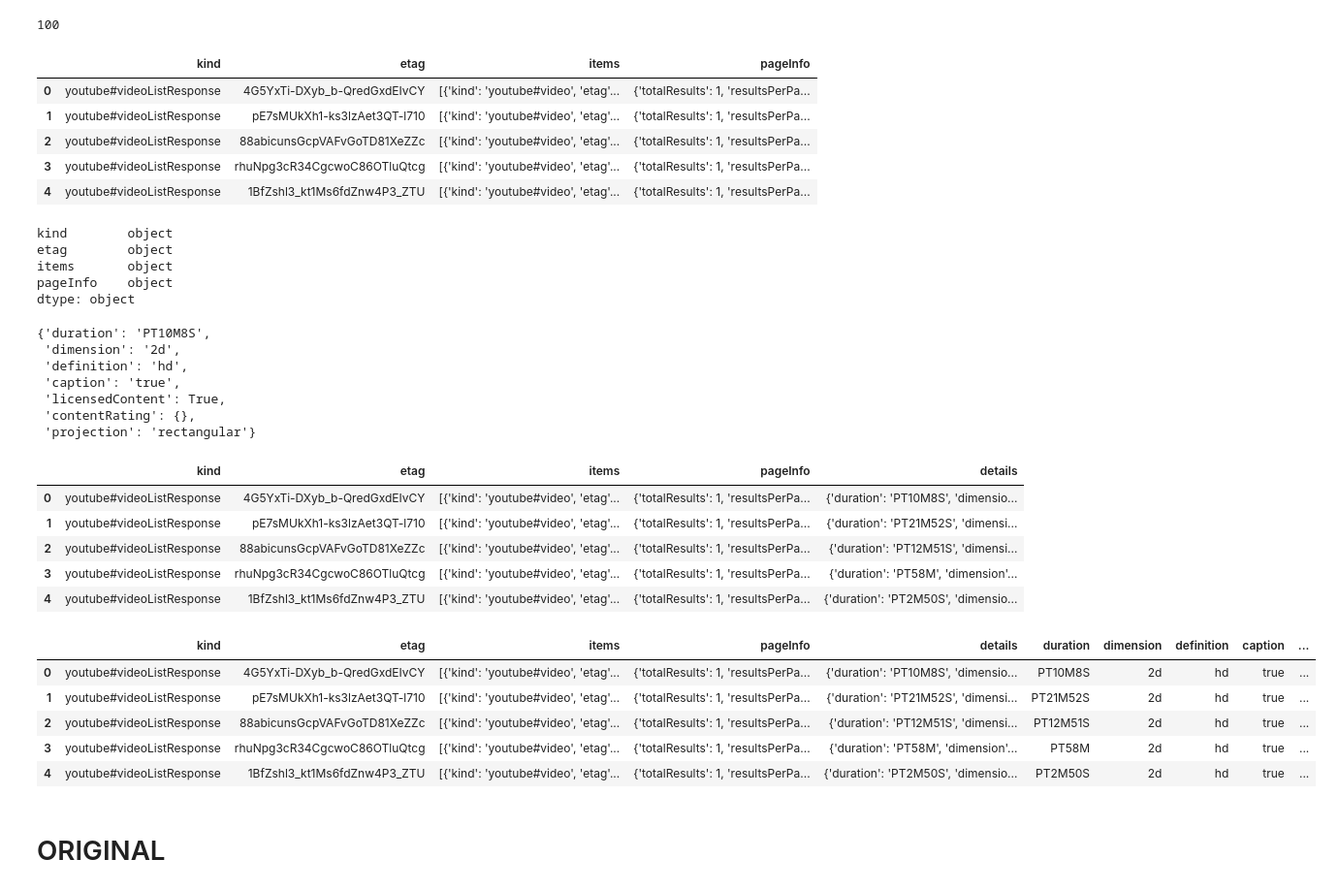
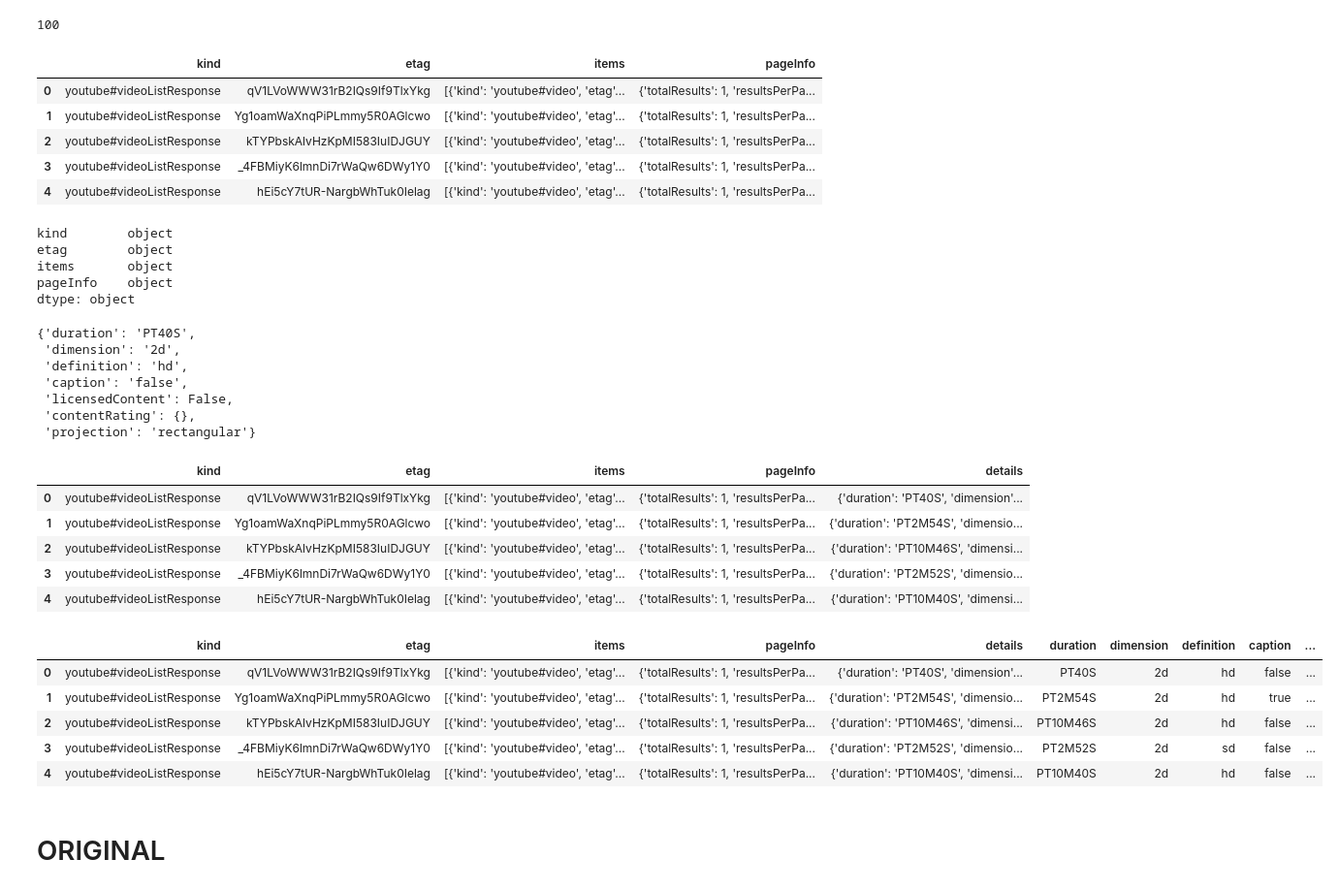
Before and after one commit to annassanchez/apuntes-clases, a Jupyter notebook: semana-8/8.2-API's - annassanchez.ipynb, the cells around one changed output. Shown at 97% size. Saved outputs shown, nothing was run; the diff lists cells and outputs as text; code cells hidden in the pictures.

```diff
--- a/semana-8/8.2-API's - annassanchez.ipynb
+++ b/semana-8/8.2-API's - annassanchez.ipynb
@@ -242,7 +242,7 @@ df_copia.head()
 ## voy a llamar a la api
 def resquest_youtube(num_id):
     ## me meto el token dentro para que no de problemas
-    token = os.getenv("token")
+    token = os.getenv("yt-clave")
 
     params = {"part":"contentDetails", ## esto es de la api, hay que ponerlo siempre
            "id": num_id, ## el video del que extraigo info
@@ -264,11 +264,11 @@ df_res = pd.DataFrame(resultado)
 df_res.head() ## tengo un producto limpio sobre el que trabajar
 # %% [output]
 |  | kind | etag | items | pageInfo |
-| 0 | youtube#videoListResponse | 4G5YxTi-DXyb_b-QredGxdEIvCY | [{'kind': 'youtube#video', 'etag'... | {'totalResults': 1, 'resultsPerPa... |
-| 1 | youtube#videoListResponse | pE7sMUkXh1-ks3lzAet3QT-l710 | [{'kind': 'youtube#video', 'etag'... | {'totalResults': 1, 'resultsPerPa... |
-| 2 | youtube#videoListResponse | 88abicunsGcpVAFvGoTD81XeZZc | [{'kind': 'youtube#video', 'etag'... | {'totalResults': 1, 'resultsPerPa... |
-| 3 | youtube#videoListResponse | rhuNpg3cR34CgcwoC86OTluQtcg | [{'kind': 'youtube#video', 'etag'... | {'totalResults': 1, 'resultsPerPa... |
-| 4 | youtube#videoListResponse | 1BfZshl3_kt1Ms6fdZnw4P3_ZTU | [{'kind': 'youtube#video', 'etag'... | {'totalResults': 1, 'resultsPerPa... |
+| 0 | youtube#videoListResponse | qV1LVoWWW31rB2IQs9If9TlxYkg | [{'kind': 'youtube#video', 'etag'... | {'totalResults': 1, 'resultsPerPa... |
+| 1 | youtube#videoListResponse | Yg1oamWaXnqPiPLmmy5R0AGlcwo | [{'kind': 'youtube#video', 'etag'... | {'totalResults': 1, 'resultsPerPa... |
+| 2 | youtube#videoListResponse | kTYPbskAlvHzKpMI583IuIDJGUY | [{'kind': 'youtube#video', 'etag'... | {'totalResults': 1, 'resultsPerPa... |
+| 3 | youtube#videoListResponse | _4FBMiyK6lmnDi7rWaQw6DWy1Y0 | [{'kind': 'youtube#video', 'etag'... | {'totalResults': 1, 'resultsPerPa... |
+| 4 | youtube#videoListResponse | hEi5cY7tUR-NargbWhTuk0Ielag | [{'kind': 'youtube#video', 'etag'... | {'totalResults': 1, 'resultsPerPa... |
 # %%
 df_res.dtypes
 ## esto es falaz, porque mi items es un diccionario y es el que tiene toda la información
@@ -281,11 +281,11 @@ dtype: object
 # %%
 resultado[0]['items'][0]['contentDetails']
 # %% [output]
-{'duration': 'PT10M8S',
+{'duration': 'PT40S',
  'dimension': '2d',
  'definition': 'hd',
- 'caption': 'true',
- 'licensedContent': True,
+ 'caption': 'false',
+ 'licensedContent': False,
  'contentRating': {},
  'projection': 'rectangular'}
 # %%
@@ -299,22 +299,22 @@ df_res['details'] = df_res['items'].apply(limpiar_items)
 df_res.head()
 # %% [output]
 |  | kind | etag | items | pageInfo | details |
-| 0 | youtube#videoListResponse | 4G5YxTi-DXyb_b-QredGxdEIvCY | [{'kind': 'youtube#video', 'etag'... | {'totalResults': 1, 'resultsPerPa... | {'duration': 'PT10M8S', 'dimensio... |
-| 1 | youtube#videoListResponse | pE7sMUkXh1-ks3lzAet3QT-l710 | [{'kind': 'youtube#video', 'etag'... | {'totalResults': 1, 'resultsPerPa... | {'duration': 'PT21M52S', 'dimensi... |
-| 2 | youtube#videoListResponse | 88abicunsGcpVAFvGoTD81XeZZc | [{'kind': 'youtube#video', 'etag'... | {'totalResults': 1, 'resultsPerPa... | {'duration': 'PT12M51S', 'dimensi... |
-| 3 | youtube#videoListResponse | rhuNpg3cR34CgcwoC86OTluQtcg | [{'kind': 'youtube#video', 'etag'... | {'totalResults': 1, 'resultsPerPa... | {'duration': 'PT58M', 'dimension'... |
-| 4 | youtube#videoListResponse | 1BfZshl3_kt1Ms6fdZnw4P3_ZTU | [{'kind': 'youtube#video', 'etag'... | {'totalResults': 1, 'resultsPerPa... | {'duration': 'PT2M50S', 'dimensio... |
+| 0 | youtube#videoListResponse | qV1LVoWWW31rB2IQs9If9TlxYkg | [{'kind': 'youtube#video', 'etag'... | {'totalResults': 1, 'resultsPerPa... | {'duration': 'PT40S', 'dimension'... |
+| 1 | youtube#videoListResponse | Yg1oamWaXnqPiPLmmy5R0AGlcwo | [{'kind': 'youtube#video', 'etag'... | {'totalResults': 1, 'resultsPerPa... | {'duration': 'PT2M54S', 'dimensio... |
+| 2 | youtube#videoListResponse | kTYPbskAlvHzKpMI583IuIDJGUY | [{'kind': 'youtube#video', 'etag'... | {'totalResults': 1, 'resultsPerPa... | {'duration': 'PT10M46S', 'dimensi... |
+| 3 | youtube#videoListResponse | _4FBMiyK6lmnDi7rWaQw6DWy1Y0 | [{'kind': 'youtube#video', 'etag'... | {'totalResults': 1, 'resultsPerPa... | {'duration': 'PT2M52S', 'dimensio... |
+| 4 | youtube#videoListResponse | hEi5cY7tUR-NargbWhTuk0Ielag | [{'kind': 'youtube#video', 'etag'... | {'totalResults': 1, 'resultsPerPa... | {'duration': 'PT10M40S', 'dimensi... |
 # %%
 ## puede convertir la columna en un dataframe independiente
-df_res[['duration', 'dimension',	'definition',	'caption',	'licensedContent',	'contentRating',	'projection'	, 'regionRestriction']] = df_res['details'].apply(pd.Series)
+df_res[['duration', 'dimension',	'definition',	'caption',	'licensedContent',	'contentRating',	'projection']] = df_res['details'].apply(pd.Series)
 df_res.head()
 # %% [output]
 |  | kind | etag | items | pageInfo | details | duration | dimension | definition | caption | ... |
-| 0 | youtube#videoListResponse | 4G5YxTi-DXyb_b-QredGxdEIvCY | [{'kind': 'youtube#video', 'etag'... | {'totalResults': 1, 'resultsPerPa... | {'duration': 'PT10M8S', 'dimensio... | PT10M8S | 2d | hd | true | ... |
-| 1 | youtube#videoListResponse | pE7sMUkXh1-ks3lzAet3QT-l710 | [{'kind': 'youtube#video', 'etag'... | {'totalResults': 1, 'resultsPerPa... | {'duration': 'PT21M52S', 'dimensi... | PT21M52S | 2d | hd | true | ... |
-| 2 | youtube#videoListResponse | 88abicunsGcpVAFvGoTD81XeZZc | [{'kind': 'youtube#video', 'etag'... | {'totalResults': 1, 'resultsPerPa... | {'duration': 'PT12M51S', 'dimensi... | PT12M51S | 2d | hd | true | ... |
-| 3 | youtube#videoListResponse | rhuNpg3cR34CgcwoC86OTluQtcg | [{'kind': 'youtube#video', 'etag'... | {'totalResults': 1, 'resultsPerPa... | {'duration': 'PT58M', 'dimension'... | PT58M | 2d | hd | true | ... |
-| 4 | youtube#videoListResponse | 1BfZshl3_kt1Ms6fdZnw4P3_ZTU | [{'kind': 'youtube#video', 'etag'... | {'totalResults': 1, 'resultsPerPa... | {'duration': 'PT2M50S', 'dimensio... | PT2M50S | 2d | hd | true | ... |
+| 0 | youtube#videoListResponse | qV1LVoWWW31rB2IQs9If9TlxYkg | [{'kind': 'youtube#video', 'etag'... | {'totalResults': 1, 'resultsPerPa... | {'duration': 'PT40S', 'dimension'... | PT40S | 2d | hd | false | ... |
+| 1 | youtube#videoListResponse | Yg1oamWaXnqPiPLmmy5R0AGlcwo | [{'kind': 'youtube#video', 'etag'... | {'totalResults': 1, 'resultsPerPa... | {'duration': 'PT2M54S', 'dimensio... | PT2M54S | 2d | hd | true | ... |
+| 2 | youtube#videoListResponse | kTYPbskAlvHzKpMI583IuIDJGUY | [{'kind': 'youtube#video', 'etag'... | {'totalResults': 1, 'resultsPerPa... | {'duration': 'PT10M46S', 'dimensi... | PT10M46S | 2d | hd | false | ... |
+| 3 | youtube#videoListResponse | _4FBMiyK6lmnDi7rWaQw6DWy1Y0 | [{'kind': 'youtube#video', 'etag'... | {'totalResults': 1, 'resultsPerPa... | {'duration': 'PT2M52S', 'dimensio... | PT2M52S | 2d | sd | false | ... |
+| 4 | youtube#videoListResponse | hEi5cY7tUR-NargbWhTuk0Ielag | [{'kind': 'youtube#video', 'etag'... | {'totalResults': 1, 'resultsPerPa... | {'duration': 'PT10M40S', 'dimensi... | PT10M40S | 2d | hd | false | ... |
 # %% [markdown]
 # ORIGINAL
 # %%
```
Also changed, not shown: parts of 14 cells of this notebook.
